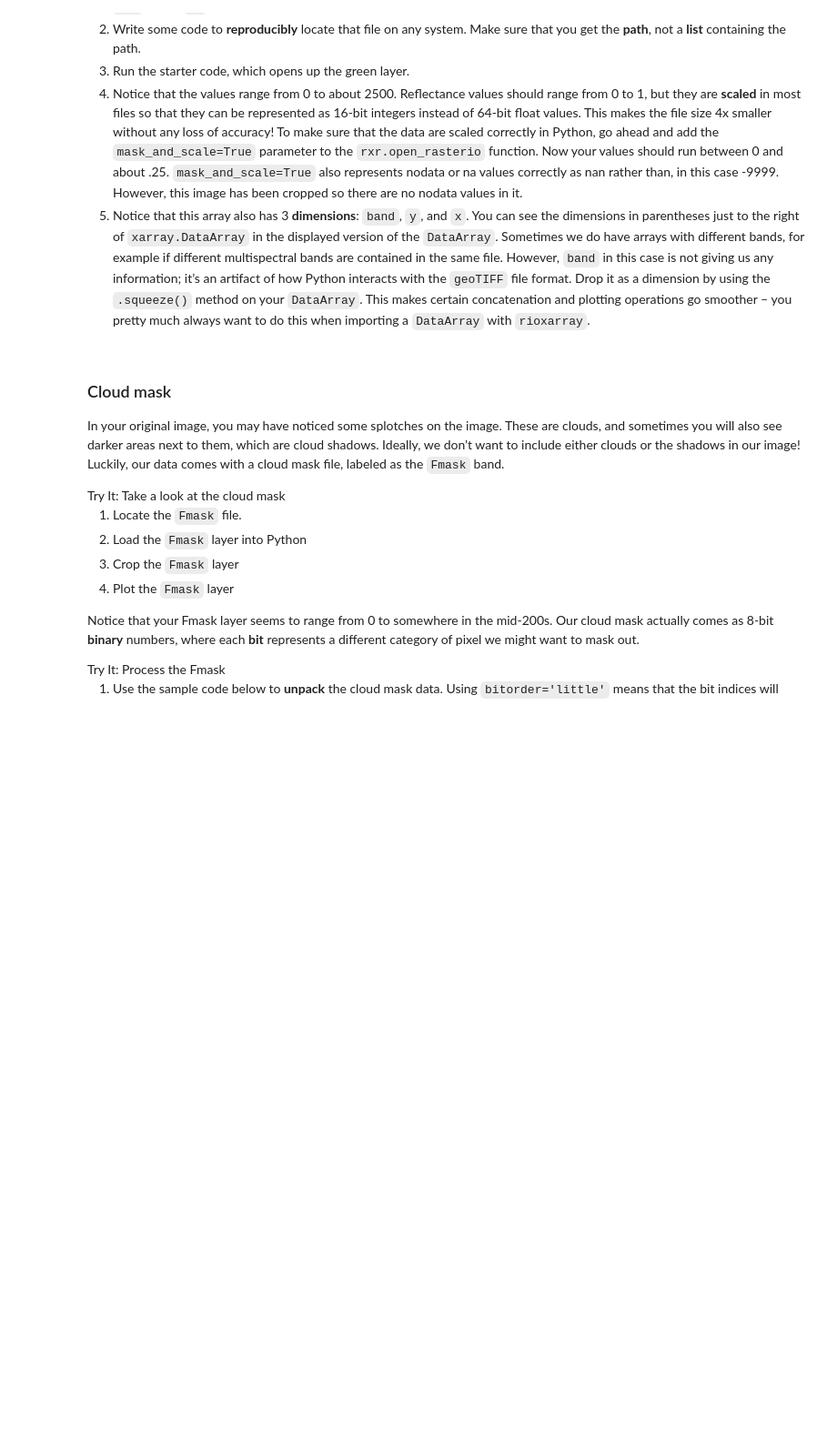
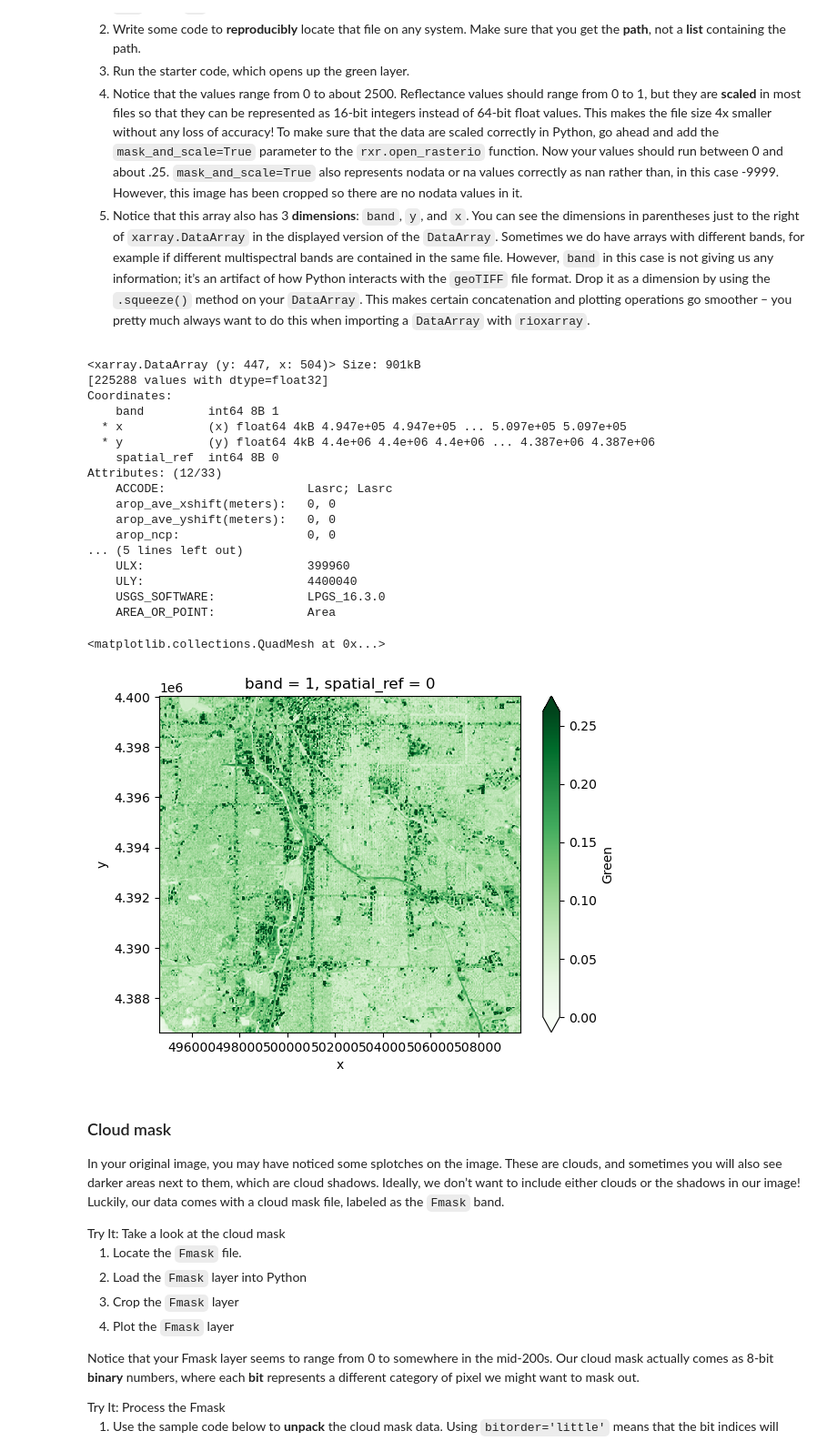
Before and after one commit to earthlab-education/fundamentals-04-redlining-hanried, a Jupyter notebook: notebooks/redlining-32-wrangle-multispectral.ipynb, the cells around one changed output. Shown at 91% size. Saved outputs shown, nothing was run; the diff lists cells and outputs as text; code cells hidden in the pictures; blank space fills up the shorter version.

```diff
--- a/notebooks/redlining-32-wrangle-multispectral.ipynb
+++ b/notebooks/redlining-32-wrangle-multispectral.ipynb
@@ -47,13 +49,23 @@ files.</li>
 </ol></div></div>
 # %%
 # Prepare URL and file path for download
+hls_url = (
+    "https://github.com/cu-esiil-edu/esiil-learning-portal"
+    "/releases/download/data-release/redlining-foundations-data.zip"
+)
 
-# Download sample raster data
-response = requests.get(url)
+hls_dir = os.path.join(
+    data_dir,
+    'hls',
+)
 
-# Save the raster data (uncompressed)
-with zipfile.ZipFile(BytesIO(response.content)) as sample_data_zip:
-    sample_data_zip.extractall(sample_data_dir)
+if not os.path.exists(hls_dir):
+    # Download sample raster data
+    response = requests.get(hls_url)
+
+    # Save the raster data (uncompressed)
+    with zipfile.ZipFile(BytesIO(response.content)) as hls_zip:
+        hls_zip.extractall(hls_dir)
 # %% [markdown]
 ### Working with multispectral data
 
@@ -120,11 +132,34 @@ pretty much always want to do this when importing a
 </ol></div></div>
 # %%
 # Find the path to the green layer
+green_path = glob(os.path.join(hls_dir, '*B03.tif'))[0]
 
 # Open the green data in Python
-green_da = rxr.open_rasterio(green_path)
+# mask_and_scale corrects the scale of the color bar
+# .squeeze - if any dimensions only have a single element in them, it will drop them as dimensions which can make calculations easier. it will still show up in the coordinates.
+green_da = rxr.open_rasterio(green_path, mask_and_scale=True).squeeze()
 display(green_da)
 green_da.plot(cmap='Greens', vmin=0, robust=True)
+# %% [output]
+<xarray.DataArray (y: 447, x: 504)> Size: 901kB
+[225288 values with dtype=float32]
+Coordinates:
+    band         int64 8B 1
+  * x            (x) float64 4kB 4.947e+05 4.947e+05 ... 5.097e+05 5.097e+05
+  * y            (y) float64 4kB 4.4e+06 4.4e+06 4.4e+06 ... 4.387e+06 4.387e+06
+    spatial_ref  int64 8B 0
+Attributes: (12/33)
+    ACCODE:                    Lasrc; Lasrc
+    arop_ave_xshift(meters):   0, 0
+    arop_ave_yshift(meters):   0, 0
+    arop_ncp:                  0, 0
+... (5 lines left out)
+    ULX:                       399960
+    ULY:                       4400040
+    USGS_SOFTWARE:             LPGS_16.3.0
+    AREA_OR_POINT:             Area
+<matplotlib.collections.QuadMesh at 0x...>
+[figure, added]
 # %% [markdown]
 ### Cloud mask
 
```
Also changed, not shown: parts of 6 cells of this notebook.
